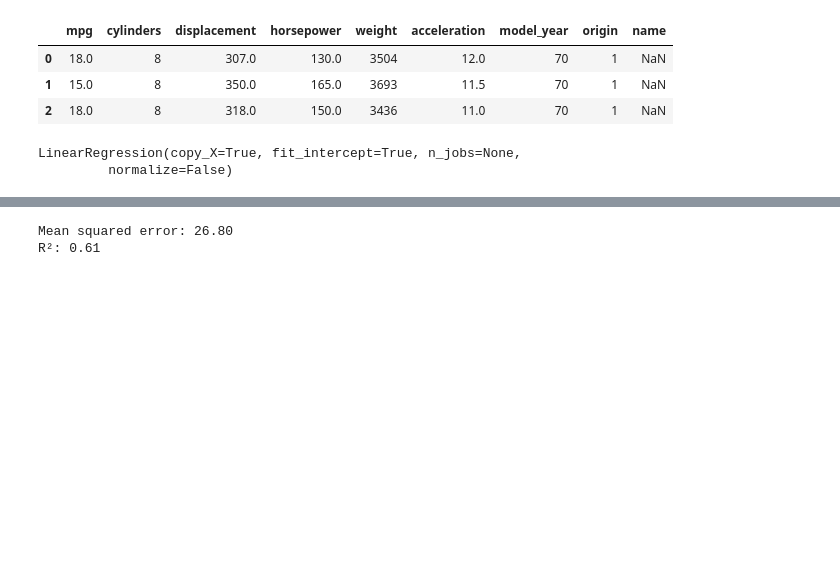
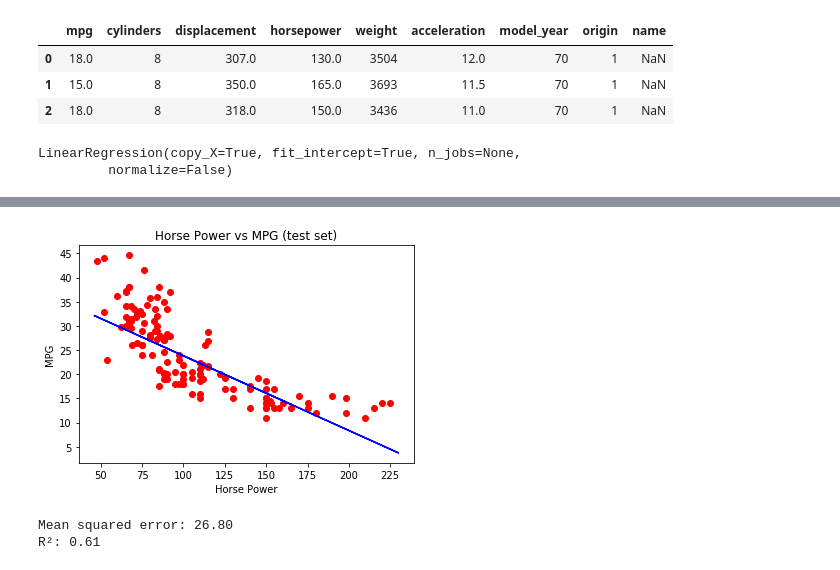
Before and after one commit to kunalrawal/DSML, a Jupyter notebook: Linear Regression/MPG Linear Regression.ipynb, the cells around one changed output, grey strips where cells are left out. Drawn from its saved outputs; the diff is of its cells as text; code cells hidden in the pictures; blank space fills up the shorter version.

```diff
--- a/Linear Regression/MPG Linear Regression.ipynb
+++ b/Linear Regression/MPG Linear Regression.ipynb
@@ -78,3 +88,13 @@ LinearRegression(copy_X=True, fit_intercept=True, n_jobs=None,
+# %%
+# Visualizing the test set
+plt.scatter(x_test[['horsepower']], y_test, color = 'red')
+plt.plot(x_train[['horsepower']], reg.predict(x_train[['horsepower']]), color = 'blue')
+plt.title('Horse Power vs MPG (test set)')
+plt.xlabel('Horse Power')
+plt.ylabel('MPG')
+plt.show()
+# %% [output]
+[figure, added]
 # %%
 y_predicted = reg.predict(x_test[['horsepower']])  # predicting the value
 
```
Also changed, not shown: parts of 1 cell of this notebook.
